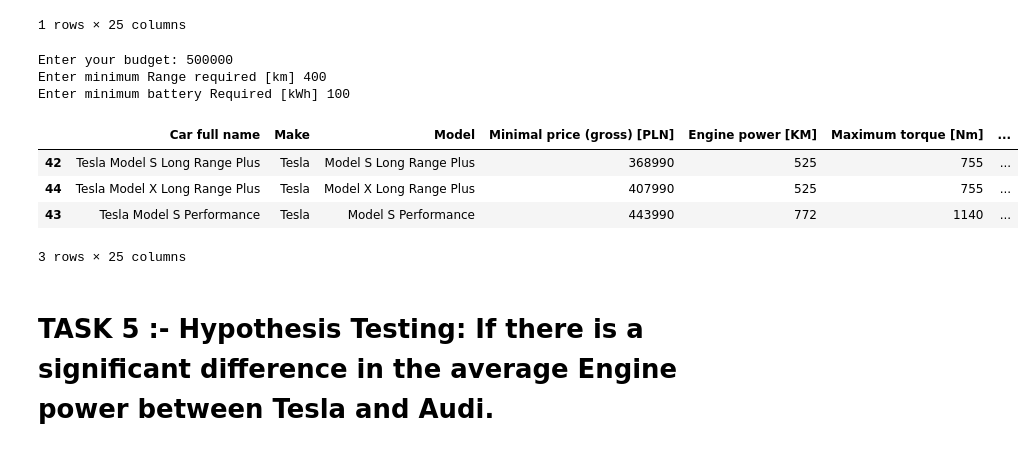
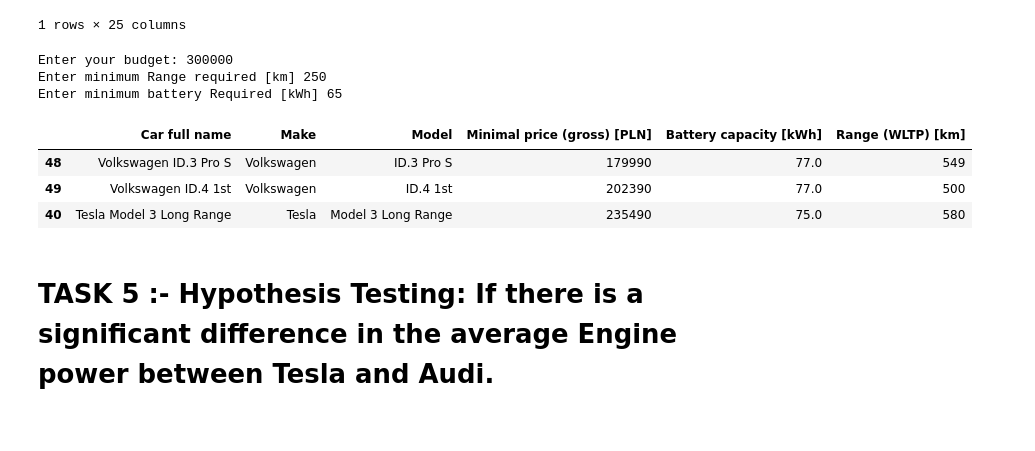
Before and after one commit to ajaythakur958/Electric-Vehicle-Data-Analysis-Project, a Jupyter notebook: EV Analysis.ipynb, the cells around one changed output. Cells and saved outputs as stored; diff of their text form; code cells hidden in the pictures.

```diff
--- a/EV Analysis.ipynb
+++ b/EV Analysis.ipynb
@@ -281,33 +289,32 @@ df.head(1)
 # %%
 class EvRecommender:
     def __init__(self, ev_df):
         self.ev_df = ev_df
 
     def recommend(self, budget, min_range, min_battery):
         filtered_data = self.ev_df[
             (self.ev_df["Minimal price (gross) [PLN]"] <= budget) &
             (self.ev_df["Range (WLTP) [km]"] >= min_range) &
             (self.ev_df["Battery capacity [kWh]"] >= min_battery)
             ]
         filtered_data = filtered_data.sort_values( by = ["Minimal price (gross) [PLN]", "Range (WLTP) [km]"], ascending = [True, False] )
         result = filtered_data.head(3)
-        return result
+        return result[["Car full name","Make","Model","Minimal price (gross) [PLN]","Battery capacity [kWh]","Range (WLTP) [km]"]]
 
 recommender = EvRecommender(df)
-budget = float(input("Enter your budget:"))
-min_range = float(input("Enter minimum Range required [km]"))
-min_battery = float(input("Enter minimum battery Required [kWh]"))
+budget = int(input("Enter your budget:"))
+min_range = int(input("Enter minimum Range required [km]"))
+min_battery = int(input("Enter minimum battery Required [kWh]"))
 
 recommender.recommend(budget, min_range, min_battery)
 # %% [output]
-Enter your budget: 500000
-Enter minimum Range required [km] 400
-Enter minimum battery Required [kWh] 100
+Enter your budget: 300000
+Enter minimum Range required [km] 250
+Enter minimum battery Required [kWh] 65
-|  | Car full name | Make | Model | Minimal price (gross) [PLN] | Engine power [KM] | Maximum torque [Nm] | ... |
-| 42 | Tesla Model S Long Range Plus | Tesla | Model S Long Range Plus | 368990 | 525 | 755 | ... |
-| 44 | Tesla Model X Long Range Plus | Tesla | Model X Long Range Plus | 407990 | 525 | 755 | ... |
-| 43 | Tesla Model S Performance | Tesla | Model S Performance | 443990 | 772 | 1140 | ... |
+|  | Car full name | Make | Model | Minimal price (gross) [PLN] | Battery capacity [kWh] | Range (WLTP) [km] |
+| 48 | Volkswagen ID.3 Pro S | Volkswagen | ID.3 Pro S | 179990 | 77.0 | 549 |
+| 49 | Volkswagen ID.4 1st | Volkswagen | ID.4 1st | 202390 | 77.0 | 500 |
+| 40 | Tesla Model 3 Long Range | Tesla | Model 3 Long Range | 235490 | 75.0 | 580 |
-3 rows × 25 columns
 # %% [markdown]
 # TASK 5 :- Hypothesis Testing: If there is a significant difference in the average Engine power between Tesla and Audi.
 # %%
```
Also changed, not shown: parts of 8 cells of this notebook, 2 other files.
